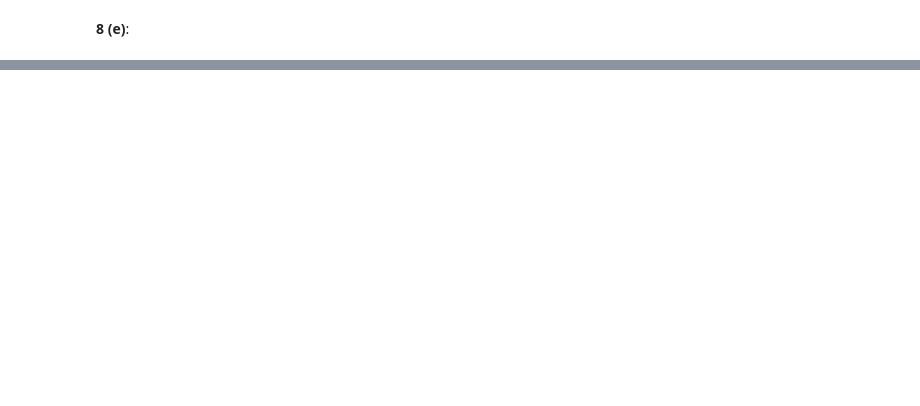
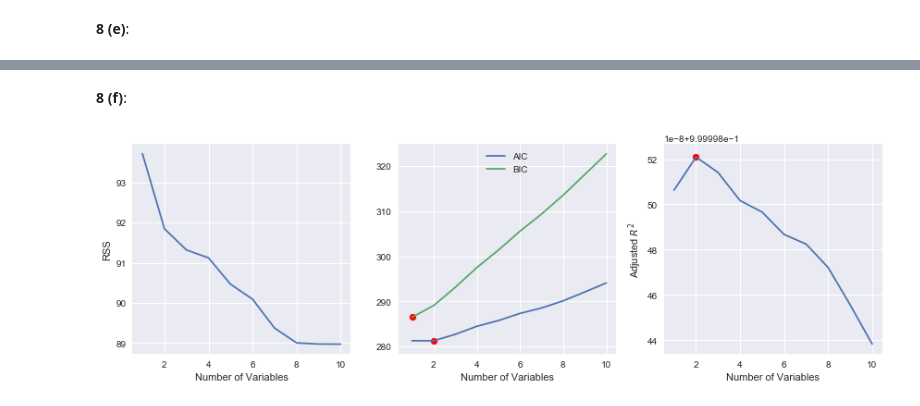
Before and after one commit to tsansom/islpy, a Jupyter notebook: notebooks/Chapter 6/Chapter 6 - Exercises.ipynb, the cells around one changed output, grey strips where cells are left out. Drawn from its saved outputs; the diff is of its cells as text; code cells hidden in the pictures; blank space fills up the shorter version.

```diff
--- a/notebooks/Chapter 6/Chapter 6 - Exercises.ipynb
+++ b/notebooks/Chapter 6/Chapter 6 - Exercises.ipynb
@@ -442,3 +459,53 @@ plt.semilogx(alpha, lasso_coefs)
+# %% [markdown]
+**8 (f)**:
+# %%
+y = 2 + 5 * X**7 + eps
+
+p = poly(10)
+X_poly = p.fit_transform(X.reshape(-1, 1))
+
+bss_models = {}
+
+for i in range(1, X_poly.shape[1]):
+    ctr = 0
+    min_rss = 1e100
+    for combo in itertools.combinations(range(1, X_poly.shape[1]), i):
+        lr = sm.OLS(y, X_poly[:, [0] + list(combo)]).fit()
+        calc_rss = ((lr.predict() - y)**2).sum()
+        if calc_rss < min_rss:
+            min_rss = calc_rss
+            min_model = lr
+        ctr += 1
+    bss_models[i] = [min_model, min_rss]
+
+aic, bic, adj_r2, rss = np.array([]), np.array([]), np.array([]), np.array([])
+for i in bss_models.keys():
+    aic = np.append(aic, bss_models[i][0].aic)
+    bic = np.append(bic, bss_models[i][0].bic)
+    adj_r2 = np.append(adj_r2, bss_models[i][0].rsquared_adj)
+    rss = np.append(rss, bss_models[i][1])
+
+fig, (ax1, ax2, ax3) = plt.subplots(1, 3, figsize=(12, 4))
+
+indices = sorted(list(bss_models.keys()))
+
+ax1.plot(indices, rss)
+ax1.set(xlabel='Number of Variables', ylabel='RSS')
+
+ax2.plot(indices, aic)
+ax2.plot(indices, bic)
+ax2.legend(['AIC', 'BIC'], loc=9)
+ax2.scatter(aic.argmin()+1, aic[aic.argmin()], c='r')
+ax2.scatter(bic.argmin()+1, bic[bic.argmin()], c='r')
+ax2.set(xlabel='Number of Variables')
+
+ax3.plot(indices, adj_r2)
+ax3.scatter(adj_r2.argmax()+1, adj_r2[adj_r2.argmax()], c='r')
+ax3.set(xlabel='Number of Variables', ylabel=r'Adjusted $R^2$');
+
+fig.tight_layout()
+# %% [output]
+[figure, added]
 # %%
 from sklearn.metrics import mean_squared_error
 
```
Also changed, not shown: parts of 35 cells of this notebook, 2 other files.
